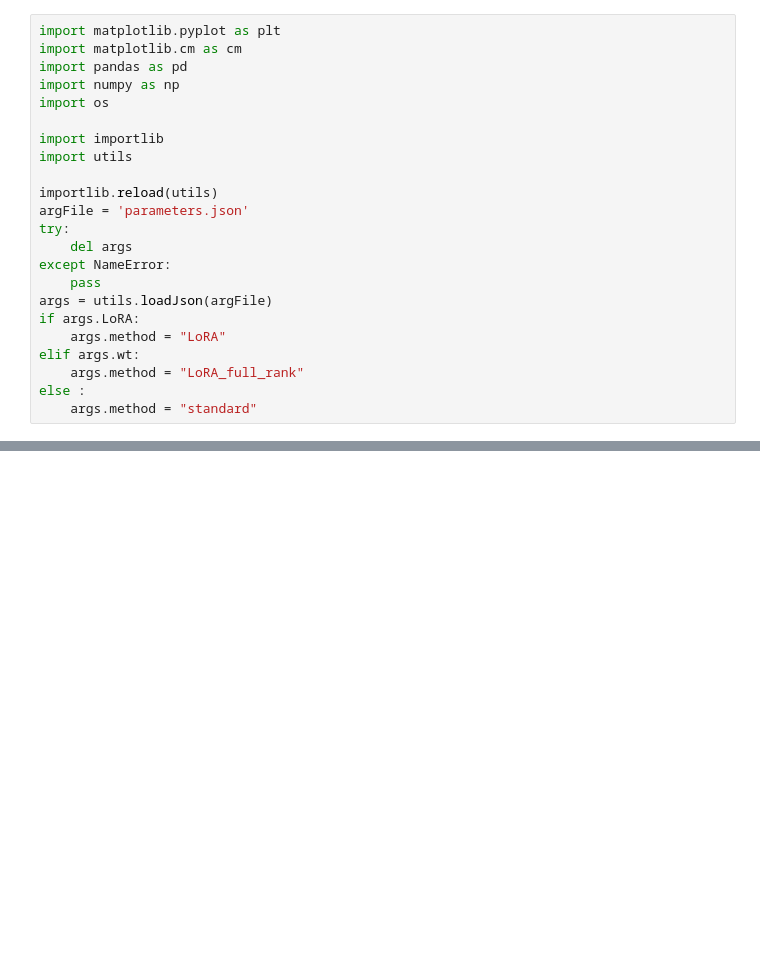
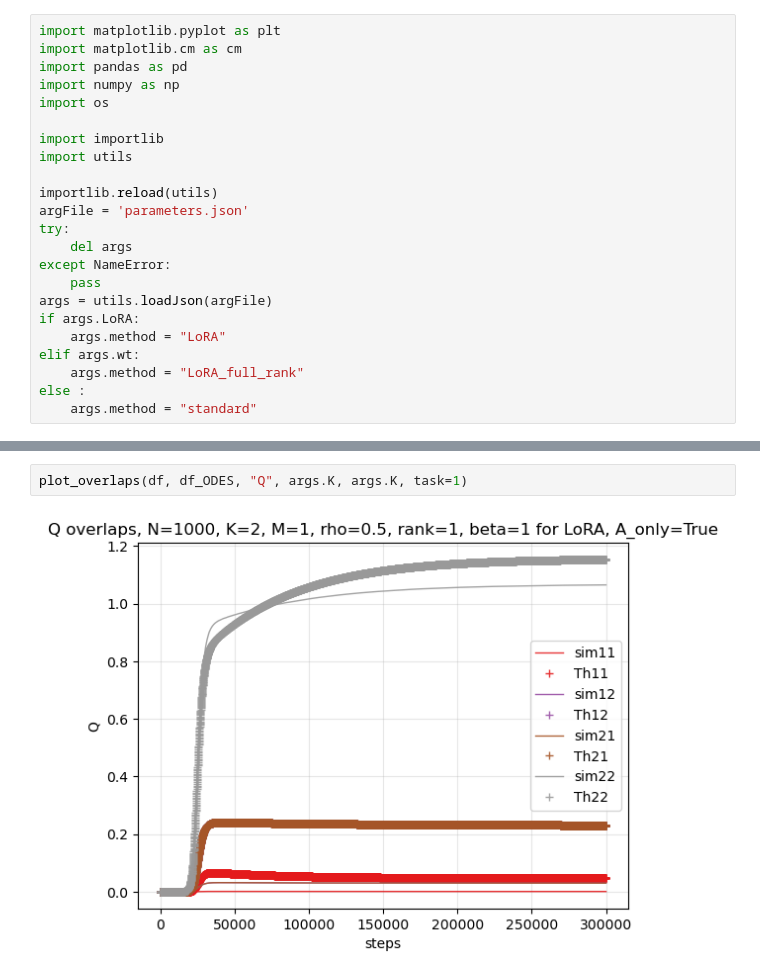
Before and after one commit to thmarchetta/Continual_Learning_LoRA, a Jupyter notebook: data_visualization.ipynb, the cells around one changed output, grey strips where cells are left out. Drawn from its saved outputs; the diff is of its cells as text; blank space fills up the shorter version.

```diff
--- a/data_visualization.ipynb
+++ b/data_visualization.ipynb
@@ -188,0 +282,4 @@ plt.show()
+# %%
+plot_overlaps(df, df_ODES, "Q", args.K, args.K, task=1)
+# %% [output]
+[figure, added]
```
Also changed, not shown: parts of 15 cells of this notebook, 4 other files.
